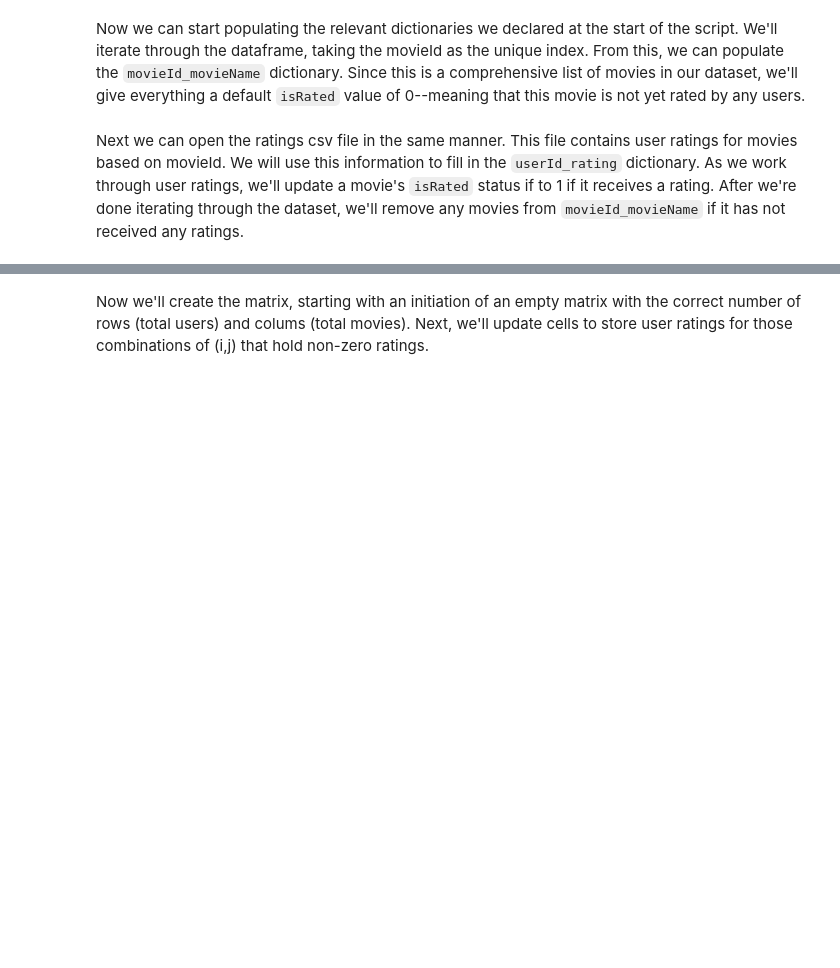
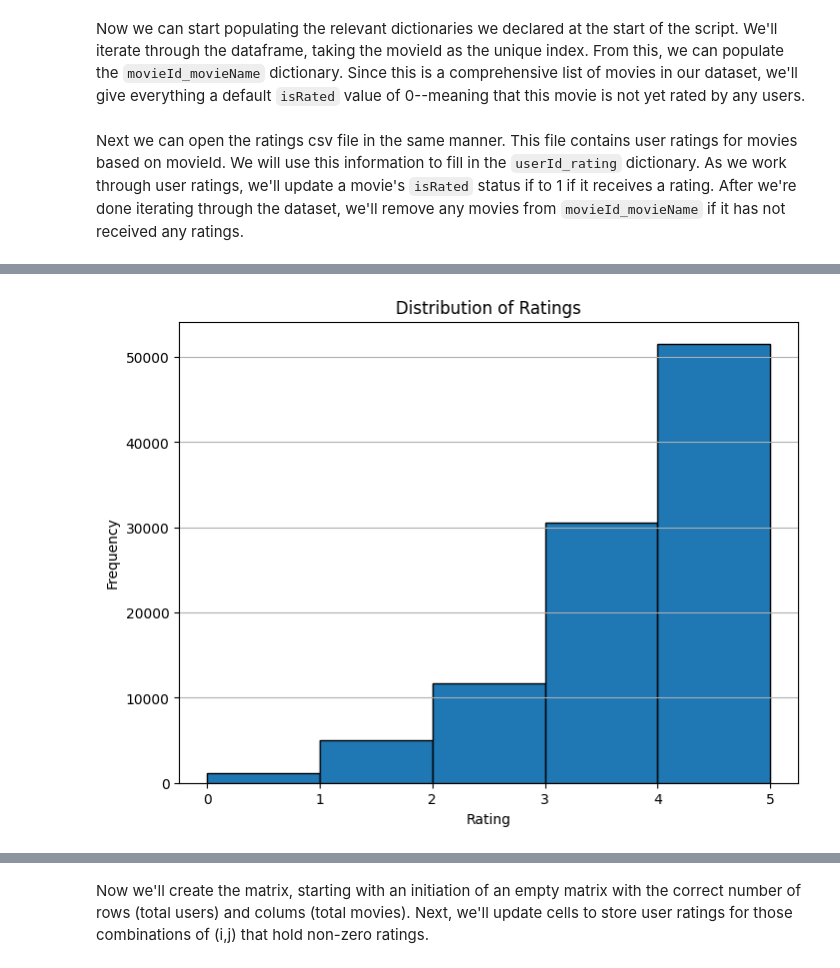
Before and after one commit to zkhechadoorian/Movie-Recommendation-System, a Jupyter notebook: create_data_matrix.ipynb, the cells around one changed output, grey strips where cells are left out. Cells and saved outputs as stored; diff of their text form; code cells hidden in the pictures; blank space fills up the shorter version.

Commit message:
Added visualizations and markdown notes. Functionality is the same, data matrix is the same.

```diff
--- a/create_data_matrix.ipynb
+++ b/create_data_matrix.ipynb
@@ -44,0 +69,12 @@ df.shape
+# %%
+# Plot histogram of ratings
+plt.figure(figsize=(8, 6))
+plt.hist(df['rating'], bins=np.arange(0, 6, 1), edgecolor='black')
+plt.title('Distribution of Ratings')
+plt.xlabel('Rating')
+plt.ylabel('Frequency')
+plt.xticks(np.arange(0.0, 6.0, 1.0))
+plt.grid(axis='y')
+plt.show()
+# %% [output]
+[figure, added]
```
Also changed, not shown: parts of 18 cells of this notebook.
